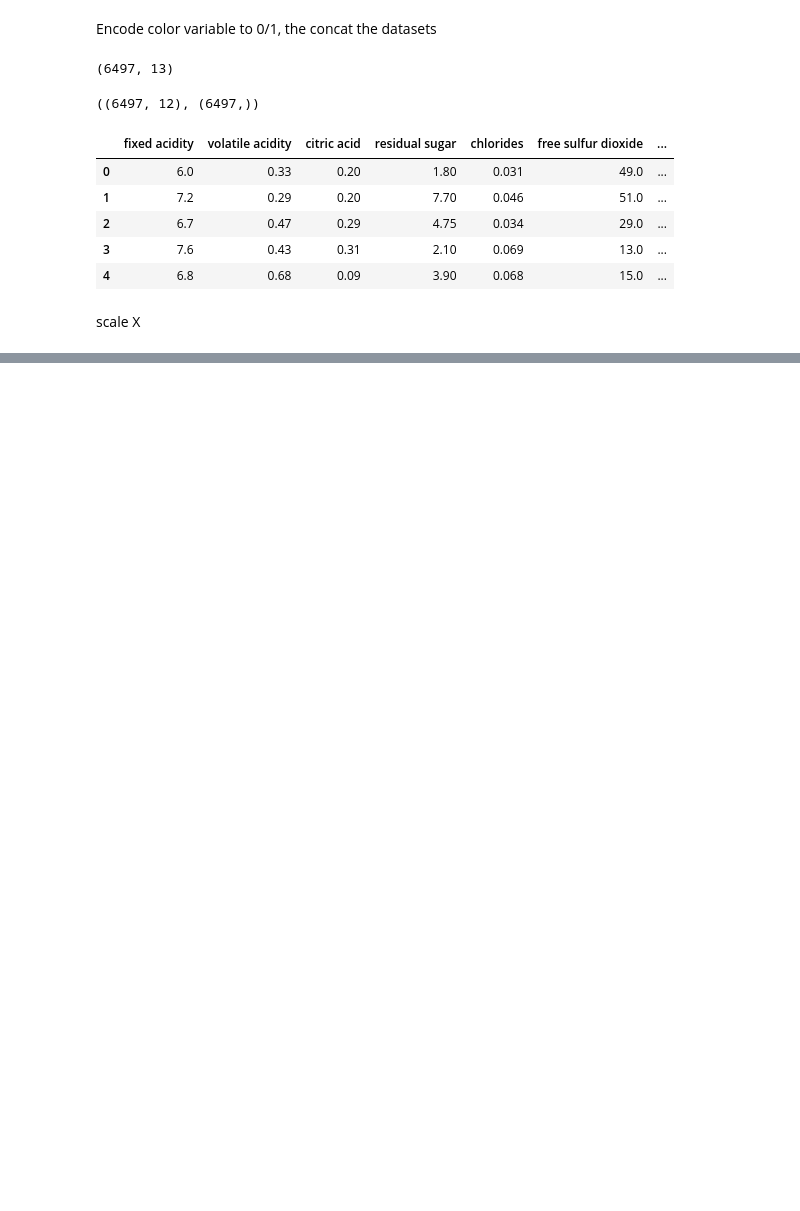
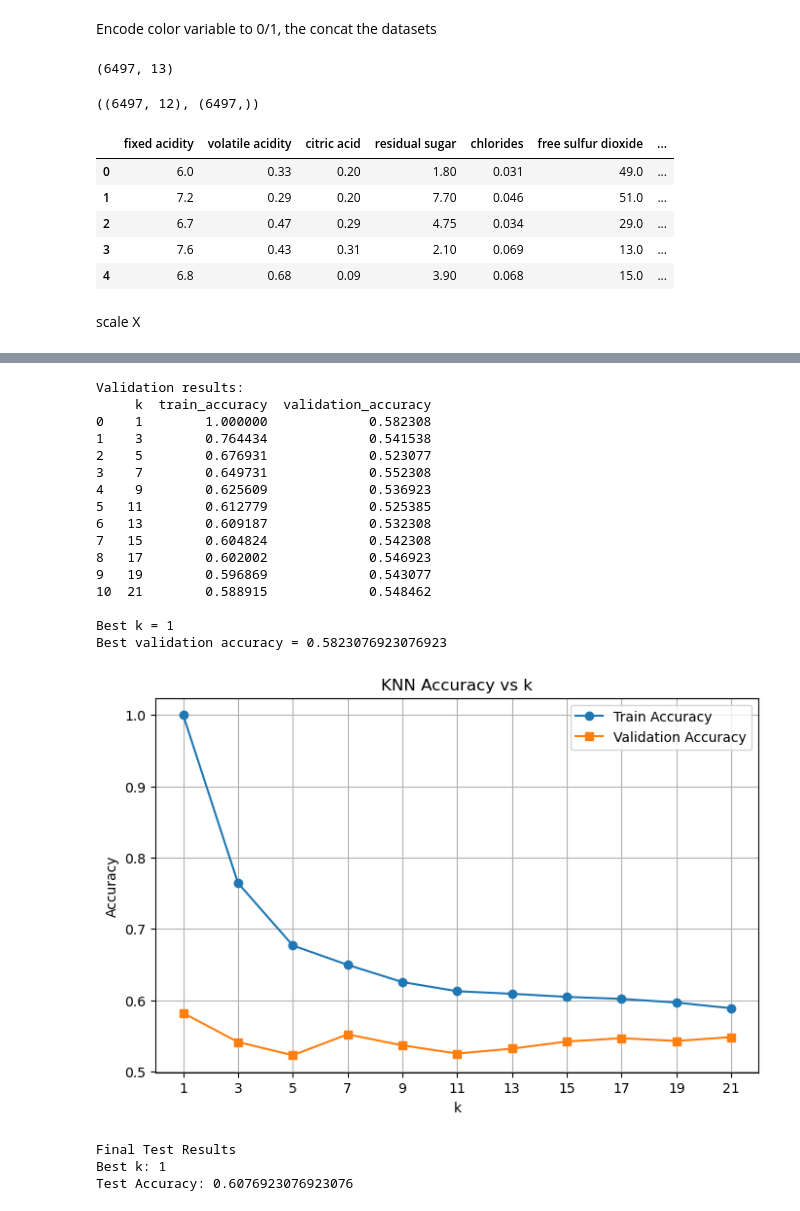
Before and after one commit to jiangyue-amber/CS178_Project, a Jupyter notebook: kNN.ipynb, the cells around one changed output, grey strips where cells are left out. Drawn from its saved outputs; the diff is of its cells as text; code cells hidden in the pictures; blank space fills up the shorter version.

```diff
--- a/kNN.ipynb
+++ b/kNN.ipynb
@@ -67,0 +142,54 @@ X_test_scaled = scaler.transform(X_test)
+# %%
+
+
+
+results_df = pd.DataFrame(results)
+print("\nValidation results:")
+print(results_df)
+
+print("\nBest k =", best_k)
+print("Best validation accuracy =", best_val_acc)
+
+
+
+plt.figure(figsize=(8, 5))
+plt.plot(results_df["k"], results_df["train_accuracy"], marker='o', label="Train Accuracy")
+plt.plot(results_df["k"], results_df["validation_accuracy"], marker='s', label="Validation Accuracy")
+plt.xlabel("k")
+plt.ylabel("Accuracy")
+plt.title("KNN Accuracy vs k")
+plt.xticks(k_values)
+plt.legend()
+plt.grid(True)
+plt.show()
+
+
+
+y_test_pred = best_model.predict(X_test_scaled)
+
+test_acc = accuracy_score(y_test, y_test_pred)
+
+print("\nFinal Test Results")
+print("Best k:", best_k)
+print("Test Accuracy:", test_acc)
+# %% [output]
+Validation results:
+     k  train_accuracy  validation_accuracy
+0    1        1.000000             0.582308
+1    3        0.764434             0.541538
+2    5        0.676931             0.523077
+3    7        0.649731             0.552308
+4    9        0.625609             0.536923
+5   11        0.612779             0.525385
+6   13        0.609187             0.532308
+7   15        0.604824             0.542308
+8   17        0.602002             0.546923
+9   19        0.596869             0.543077
+10  21        0.588915             0.548462
+
+Best k = 1
+Best validation accuracy = 0.5823076923076923
+[figure, added]
+Final Test Results
+Best k: 1
+Test Accuracy: 0.6076923076923076
```
Also changed, not shown: parts of 2 cells of this notebook.
